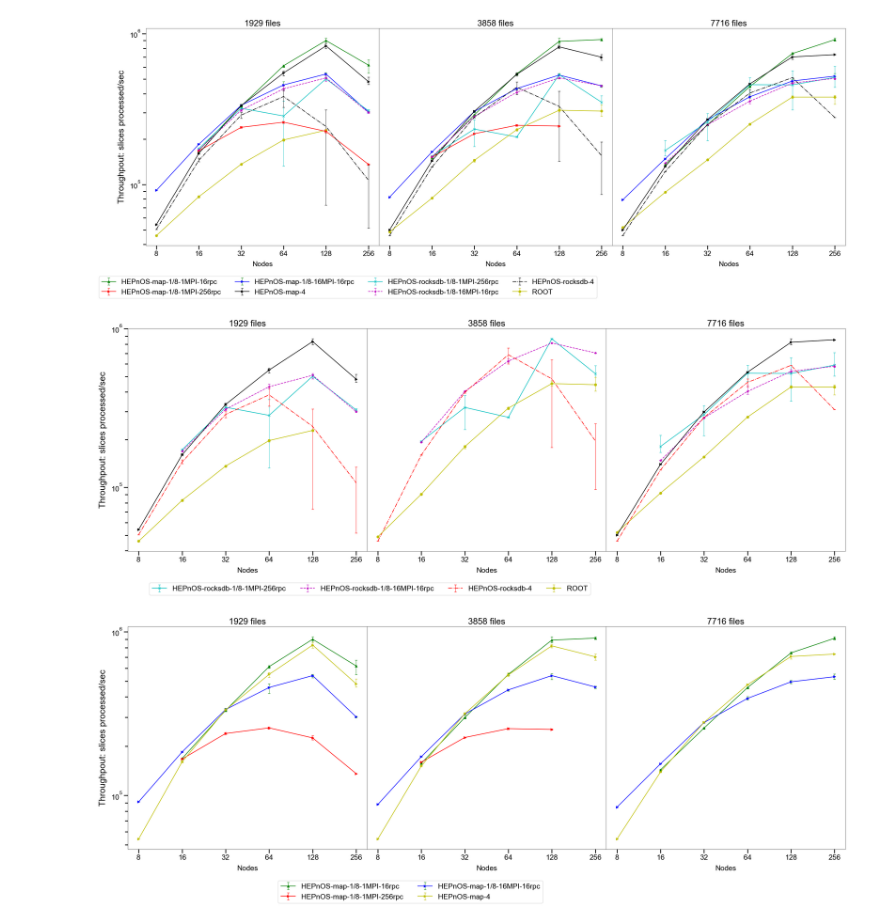
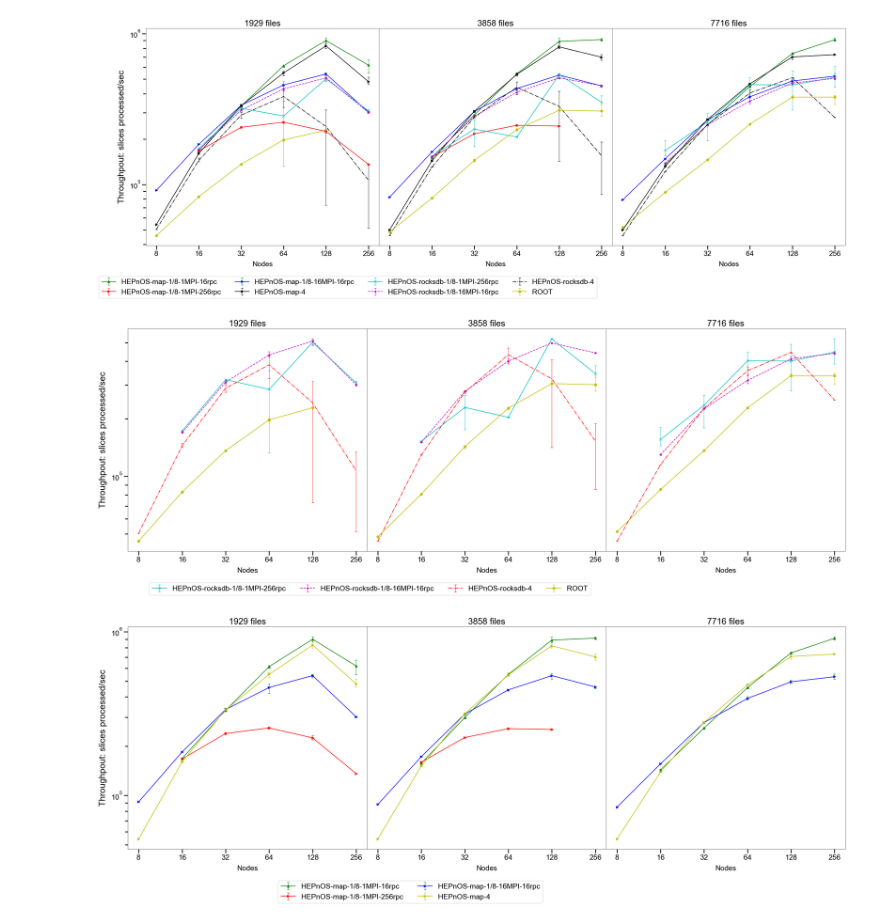
Before and after one commit to HEPonHPC/hepnos_eventselection, a Jupyter notebook: scaling/256_nodes/compare_slice_throughput.ipynb, the cells around one changed output. Drawn from its saved outputs; the diff is of its cells as text; code cells hidden in the pictures.

```diff
--- a/scaling/256_nodes/compare_slice_throughput.ipynb
+++ b/scaling/256_nodes/compare_slice_throughput.ipynb
@@ -156,9 +156,7 @@ ax[0].set_title('1929 files')
 ax[0].errorbar(np.arange(5), root_1929_slices_per_sec_mean[:-1], yerr=root_1929_slices_per_sec_errs[:, :-1], fmt='y-o', ecolor='y', elinewidth=_elinewidth, capsize=_capsize, label='ROOT')
 ax[0].errorbar(np.arange(6)[1:], ssd_h_s1_by_8_1s1n_1929_slices_per_sec_mean[1:], yerr=ssd_h_s1_by_8_1s1n_1929_slices_per_sec_errs[:,1:], fmt='c-x', ecolor='c', elinewidth=_elinewidth, capsize=_capsize, label='HEPnOS-rocksdb-1/8-1s1n')
 ax[0].errorbar(np.arange(6)[1:], ssd_h_s1_by_8_ms1n_1929_slices_per_sec_mean[1:], yerr=ssd_h_s1_by_8_ms1n_1929_slices_per_sec_errs[:,1:], fmt='m--*', ecolor='m', elinewidth=_elinewidth, capsize=_capsize, label='HEPnOS-rocksdb-1/8-ms1n')
-ax[0].errorbar(np.arange(6), hepnos_s4v2_1929_slices_per_sec_mean, yerr=hepnos_s4v2_1929_slices_per_sec_errs, fmt='k->', ecolor='k', elinewidth=_elinewidth, capsize=_capsize, label='HEPnOS-map-4')
 ax[0].errorbar(np.arange(6), ssd_hepnos_s4_1929_slices_per_sec_mean, yerr=ssd_hepnos_s4_1929_slices_per_sec_errs, fmt='r-.', ecolor='r', elinewidth=_elinewidth, capsize=_capsize, label='HEPnOS-map-4')
-
 
 ax[1].set_title('3858 files')
 ax[1].errorbar(np.arange(6)[1:], ssd_h_s1_by_8_1s1n_3858_slices_per_sec_mean[1:], yerr=ssd_h_s1_by_8_1s1n_3858_slices_per_sec_errs[:,1:], fmt='c-x', ecolor='c', elinewidth=_elinewidth, capsize=_capsize, label='HEPnOS-rocksdb-1/8-1MPI-256rpc')
@@ -167,35 +165,34 @@ ax[1].errorbar(np.arange(6), ssd_hepnos_s4_3858_slices_per_sec_mean, yerr=ssd_he
 ax[1].errorbar(np.arange(6), root_3858_slices_per_sec_mean, yerr=root_3858_slices_per_sec_errs, fmt='y-o', ecolor='y', elinewidth=_elinewidth, capsize=_capsize, label='ROOT')
 
 ax[2].set_title('7716 files')
 ax[2].errorbar(np.arange(6), root_7716_slices_per_sec_mean, yerr=root_7716_slices_per_sec_errs, fmt='y-o', ecolor='y', elinewidth=_elinewidth, capsize=_capsize, label='ROOT')
 ax[2].errorbar(np.arange(6)[1:], ssd_h_s1_by_8_1s1n_7716_slices_per_sec_mean[1:], yerr=ssd_h_s1_by_8_1s1n_7716_slices_per_sec_errs[:,1:], fmt='c-x', ecolor='c', elinewidth=_elinewidth, capsize=_capsize, label='HEPnOS-rocksdb-1/8-1s1n')
 ax[2].errorbar(np.arange(6)[1:], ssd_h_s1_by_8_ms1n_7716_slices_per_sec_mean[1:], yerr=ssd_h_s1_by_8_ms1n_7716_slices_per_sec_errs[:,1:], fmt='m--*', ecolor='m', elinewidth=_elinewidth, capsize=_capsize, label='HEPnOS-rocksdb-1/8-ms1n')
-ax[2].errorbar(np.arange(6), hepnos_s4v2_7716_slices_per_sec_mean, yerr=hepnos_s4v2_7716_slices_per_sec_errs, fmt='k->', ecolor='k', elinewidth=_elinewidth, capsize=_capsize, label='HEPnOS-map-4')
 ax[2].errorbar(np.arange(6), ssd_hepnos_s4_7716_slices_per_sec_mean, yerr=ssd_hepnos_s4_7716_slices_per_sec_errs, fmt='r-.', ecolor='r', elinewidth=_elinewidth, capsize=_capsize, label='HEPnOS-rocksdb-4')
 
 # Common legend for all plots!
 lgd = ax[1].legend(bbox_to_anchor=(0.95, -0.125), ncol=4)
 
 for _ax in ax:
     _ax.set_xticks(np.arange(6))
     _ax.set_xticklabels(nodes)
     _ax.set_xlabel('Nodes', labelpad=10)
     _ax.set_yscale('log', base=10)
     #_ax.set_ylim(10**4,10**7)
     _ax.xaxis.set_tick_params(which='major', size=10, width=2)
     _ax.xaxis.set_tick_params(which='minor', size=7, width=2)
     _ax.yaxis.set_tick_params(which='major', size=10, width=2)
     _ax.yaxis.set_tick_params(which='minor', size=7, width=2)
     if _ax==ax[0]:
         _ax.set_ylabel('Throughpout: slices processed/sec', labelpad=10, size=22)
     else:
         _ax.yaxis.set_ticklabels([])
         _ax.yaxis.set_ticks([])
         _ax.yaxis.set_ticks([], minor=True)
 
 plt.savefig("compare_slice_throughput.png.png", dpi=250, bbox_inches="tight")
 # %% [output]
-[figure, old version]
+[figure, new version]
 # %%
 nodes = np.array([8,16,32,64,128,256])
 
```
